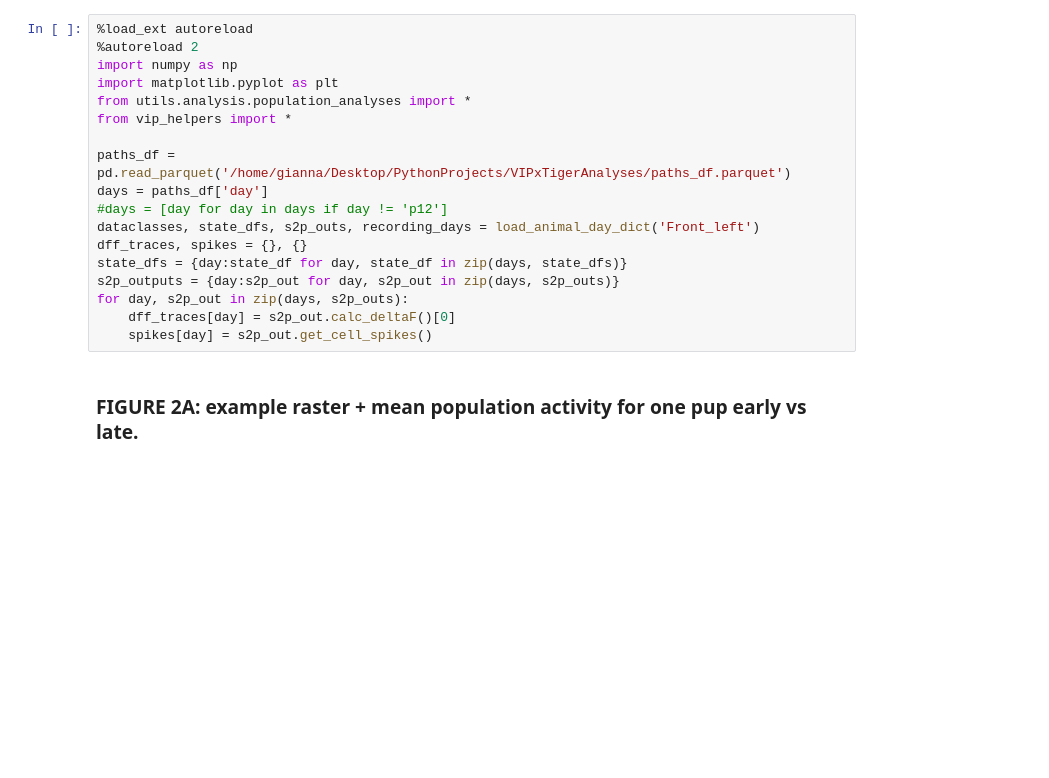
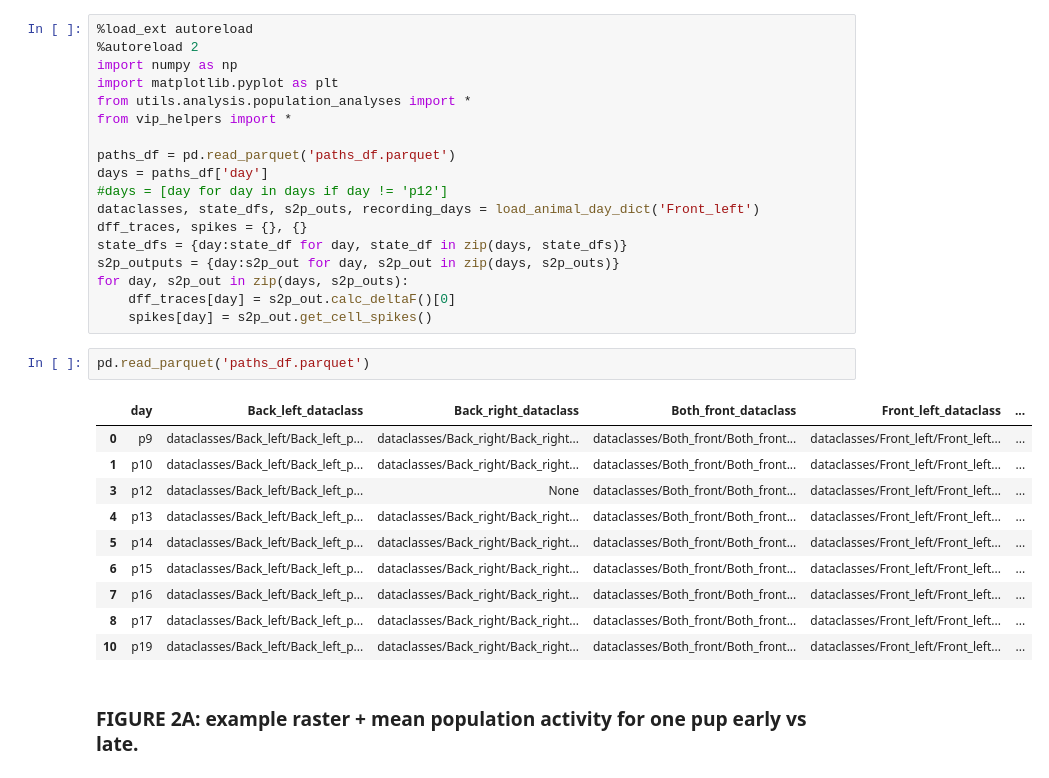
Before and after one commit to giannamattessich/VIPAnalyses, a Jupyter notebook: vip_figure2.ipynb, the cells around one changed output. Cells and saved outputs as stored; diff of their text form; blank space fills up the shorter version.

Commit message:
fix paths

```diff
--- a/vip_figure2.ipynb
+++ b/vip_figure2.ipynb
@@ -6,7 +6,7 @@ import matplotlib.pyplot as plt
 from utils.analysis.population_analyses import *
 from vip_helpers import *
 
-paths_df = pd.read_parquet('/home/gianna/Desktop/PythonProjects/VIPxTigerAnalyses/paths_df.parquet')
+paths_df = pd.read_parquet('paths_df.parquet')
 days = paths_df['day']
 #days = [day for day in days if day != 'p12']
 dataclasses, state_dfs, s2p_outs, recording_days = load_animal_day_dict('Front_left')
@@ -16,6 +16,19 @@ s2p_outputs = {day:s2p_out for day, s2p_out in zip(days, s2p_outs)}
 for day, s2p_out in zip(days, s2p_outs):
     dff_traces[day] = s2p_out.calc_deltaF()[0]
     spikes[day] = s2p_out.get_cell_spikes()
+# %%
+pd.read_parquet('paths_df.parquet')
+# %% [output]
+|  | day | Back_left_dataclass | Back_right_dataclass | Both_front_dataclass | Front_left_dataclass | ... |
+| 0 | p9 | dataclasses/Back_left/Back_left_p... | dataclasses/Back_right/Back_right... | dataclasses/Both_front/Both_front... | dataclasses/Front_left/Front_left... | ... |
+| 1 | p10 | dataclasses/Back_left/Back_left_p... | dataclasses/Back_right/Back_right... | dataclasses/Both_front/Both_front... | dataclasses/Front_left/Front_left... | ... |
+| 3 | p12 | dataclasses/Back_left/Back_left_p... | None | dataclasses/Both_front/Both_front... | dataclasses/Front_left/Front_left... | ... |
+| 4 | p13 | dataclasses/Back_left/Back_left_p... | dataclasses/Back_right/Back_right... | dataclasses/Both_front/Both_front... | dataclasses/Front_left/Front_left... | ... |
+| 5 | p14 | dataclasses/Back_left/Back_left_p... | dataclasses/Back_right/Back_right... | dataclasses/Both_front/Both_front... | dataclasses/Front_left/Front_left... | ... |
+| 6 | p15 | dataclasses/Back_left/Back_left_p... | dataclasses/Back_right/Back_right... | dataclasses/Both_front/Both_front... | dataclasses/Front_left/Front_left... | ... |
+| 7 | p16 | dataclasses/Back_left/Back_left_p... | dataclasses/Back_right/Back_right... | dataclasses/Both_front/Both_front... | dataclasses/Front_left/Front_left... | ... |
+| 8 | p17 | dataclasses/Back_left/Back_left_p... | dataclasses/Back_right/Back_right... | dataclasses/Both_front/Both_front... | dataclasses/Front_left/Front_left... | ... |
+| 10 | p19 | dataclasses/Back_left/Back_left_p... | dataclasses/Back_right/Back_right... | dataclasses/Both_front/Both_front... | dataclasses/Front_left/Front_left... | ... |
 # %% [markdown]
 ### FIGURE 2A: example raster + mean population activity for one pup early vs late.
 # %%
```
Also changed, not shown: 3 other files.
